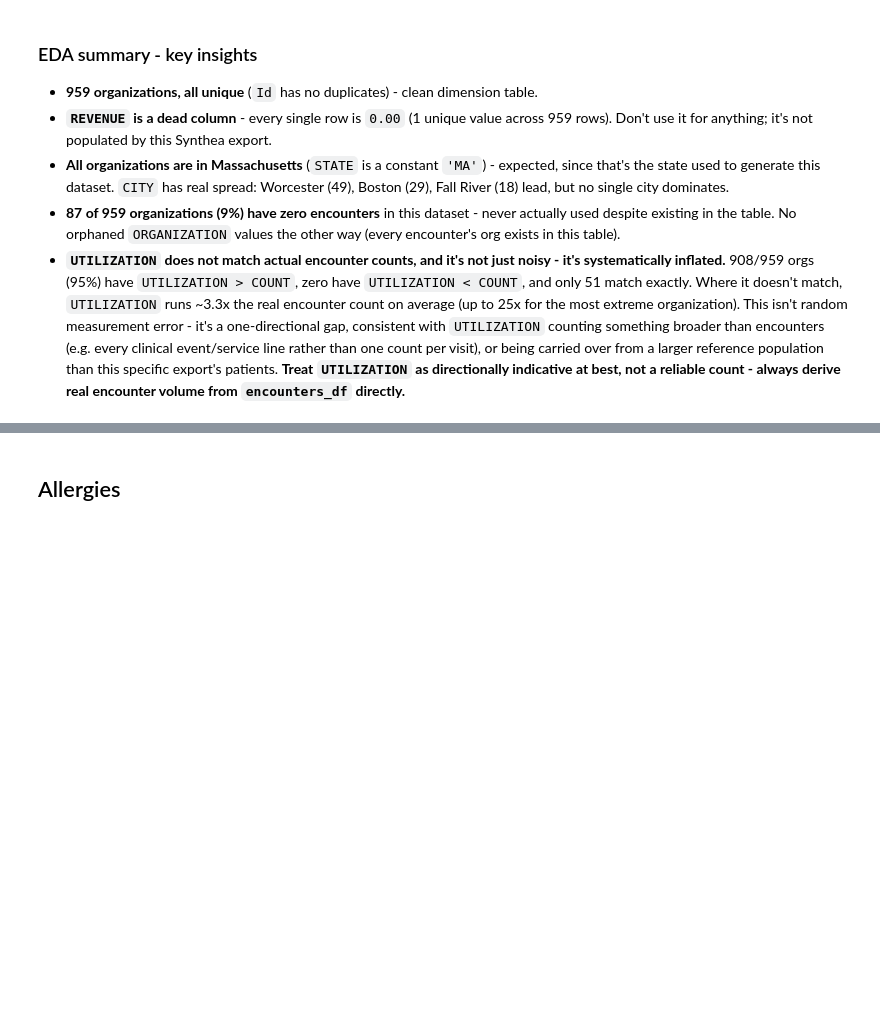
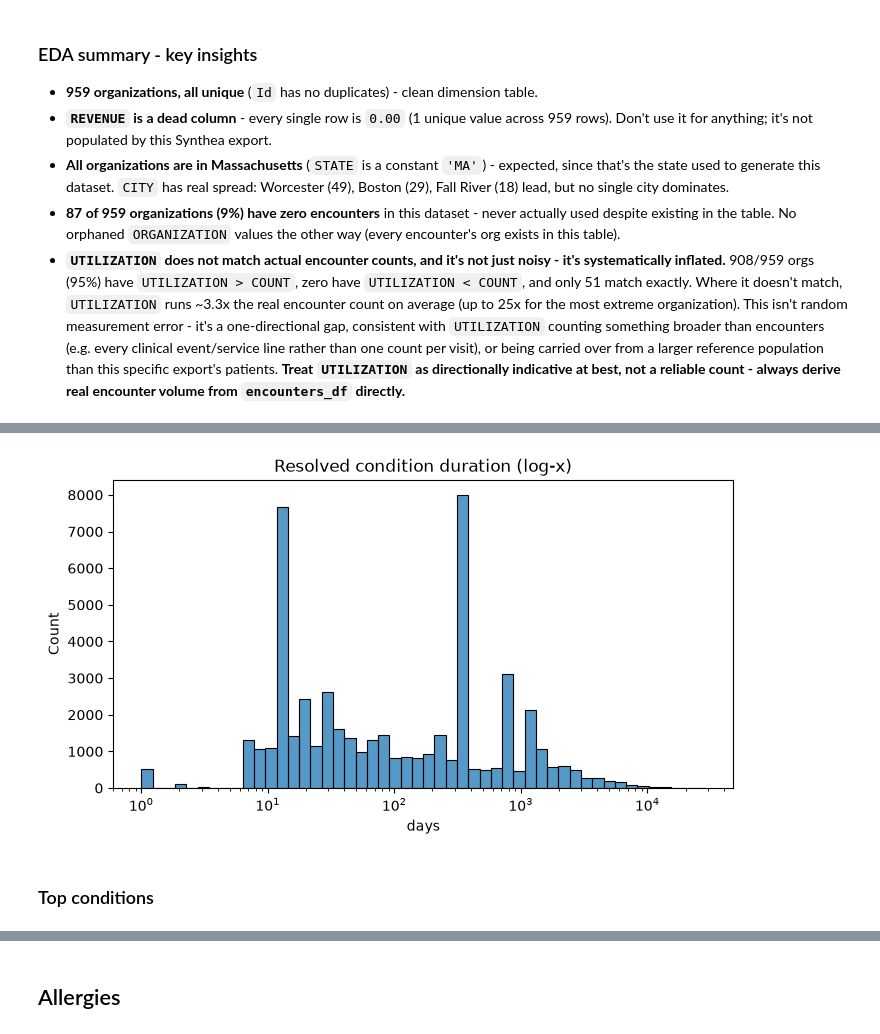
Before and after one commit to tssrao/clinical-investigation-agent, a Jupyter notebook: notebooks/eda.ipynb, the cells around one changed output, grey strips where cells are left out. Drawn from its saved outputs; the diff is of its cells as text; code cells hidden in the pictures; blank space fills up the shorter version.

```diff
--- a/notebooks/eda.ipynb
+++ b/notebooks/eda.ipynb
@@ -680,0 +878,4 @@ os.getcwd()
+# %%
+conditions_df = pd.read_csv('../synthea_data/output/csv/conditions.csv', parse_dates=['START', 'STOP'],
+)
+conditions_df
@@ -680,0 +929,4 @@ os.getcwd()
+# %%
+conditions_df['IS_CHRONIC'] = conditions_df['STOP'].isna()
+print(conditions_df['IS_CHRONIC'].value_counts())
+print(f"{conditions_df['IS_CHRONIC'].mean():.1%} of condition rows are still active (no STOP)")
@@ -680,0 +939,5 @@ os.getcwd()
+# %%
+resolved = conditions_df[~conditions_df['IS_CHRONIC']].copy()
+resolved['DURATION_DAYS'] = (resolved['STOP'] - resolved['START']).dt.days
+print('negative-duration rows:', (resolved['DURATION_DAYS'] < 0).sum())
+resolved['DURATION_DAYS'].describe()
@@ -680,0 +955,10 @@ os.getcwd()
+# %%
+plt.figure(figsize=(8, 4))
+sns.histplot(resolved['DURATION_DAYS'], bins=50, log_scale=(True, False))
+plt.title('Resolved condition duration (log-x)')
+plt.xlabel('days')
+plt.show()
+# %% [output]
+[figure, added]
+# %% [markdown]
+### Top conditions
```
Also changed, not shown: parts of 266 cells of this notebook.
